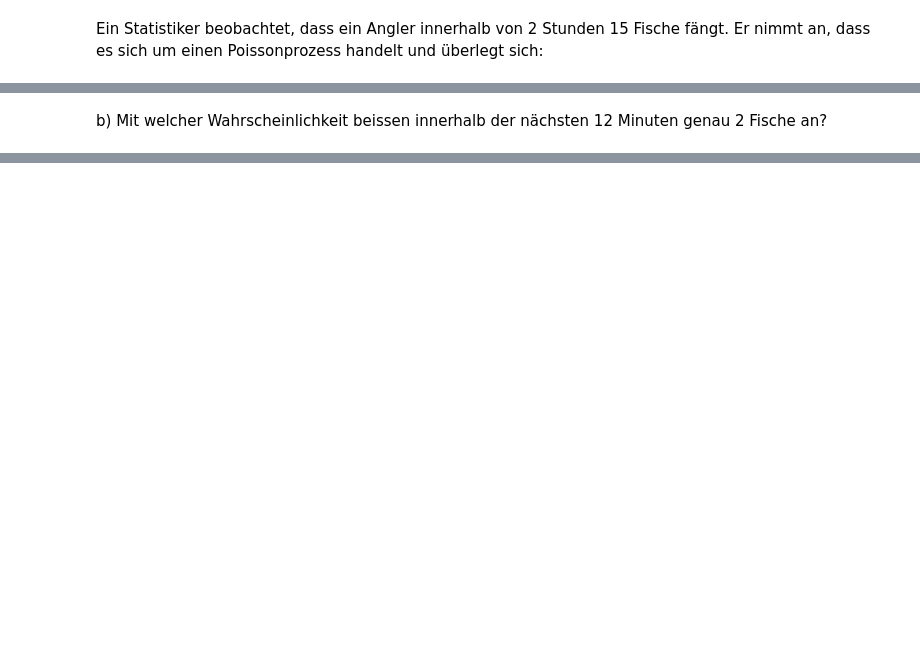
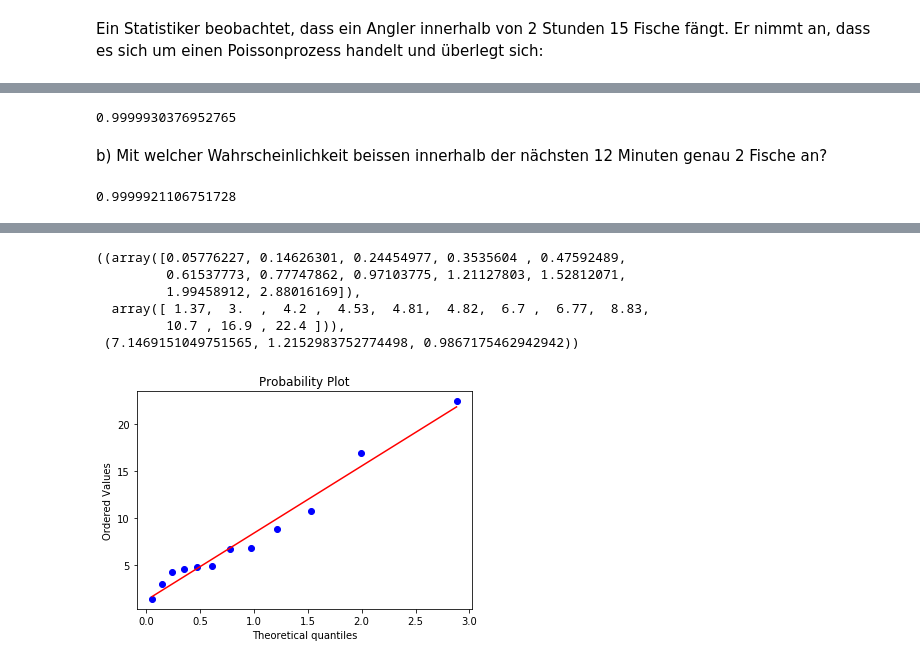
Before and after one commit to randombenj/hslu-statistics, a Jupyter notebook: sw05/exercise-5.4.ipynb, the cells around one changed output, grey strips where cells are left out. Cells and saved outputs as stored; diff of their text form; code cells hidden in the pictures; blank space fills up the shorter version.

```diff
--- a/sw05/exercise-5.4.ipynb
+++ b/sw05/exercise-5.4.ipynb
@@ -5,7 +14,29 @@ a) Mit welcher Wahrscheinlichkeit dauert es länger als 12 Minuten, bis der näc
+# %%
+st.expon.cdf(x=12, loc=fisch_mu)
+# %% [output]
+0.9999930376952765
 # %% [markdown]
 b) Mit welcher Wahrscheinlichkeit beissen innerhalb der nächsten 12 Minuten genau 2 Fische an?
+# %%
+st.expon.cdf(x=12, loc=fisch_mu*2)
+# %% [output]
+0.9999921106751728
 # %% [markdown]
 c) Ein Fischer hat die Wartezeiten zwischen zwei Fischfängen aufgeschrieben. Erstellen Sie einen QQ-Plot für die angegebenen Zeitdifferenzen. Tragen Sie dazudie empirischen Quantile der Messungen gegen die theoretischen Quantile der Exp(1)-Verteilung auf. Passt die Exponentialverteilung zu den Messdaten? Bestimmen Sie die Steigung der Regressionsgeraden im QQ-Plot. Was ist die Bedeutung von der Steigung der Regressionsgeraden in diesem QQ-Plot? Schätzen Sie aufgrund der Steigung den Parameter $λ$ der $Exp(λ)$-Verteilung
 
 
 ![image.png](attachment:image.png)
+# %%
+data = np.array([16.9, 4.2, 6.7, 8.83, 10.7, 22.4, 1.37, 3.0, 4.82, 4.53, 6.77, 4.81])
+# %%
+import matplotlib.pyplot as plt
+
+st.probplot(data, dist='expon', plot=plt)
+# %% [output]
+((array([0.05776227, 0.14626301, 0.24454977, 0.3535604 , 0.47592489,
+         0.61537773, 0.77747862, 0.97103775, 1.21127803, 1.52812071,
+         1.99458912, 2.88016169]),
+  array([ 1.37,  3.  ,  4.2 ,  4.53,  4.81,  4.82,  6.7 ,  6.77,  8.83,
+         10.7 , 16.9 , 22.4 ])),
+ (7.1469151049751565, 1.2152983752774498, 0.9867175462942942))
+[figure, added]
```
Also changed, not shown: parts of 2 cells of this notebook.
